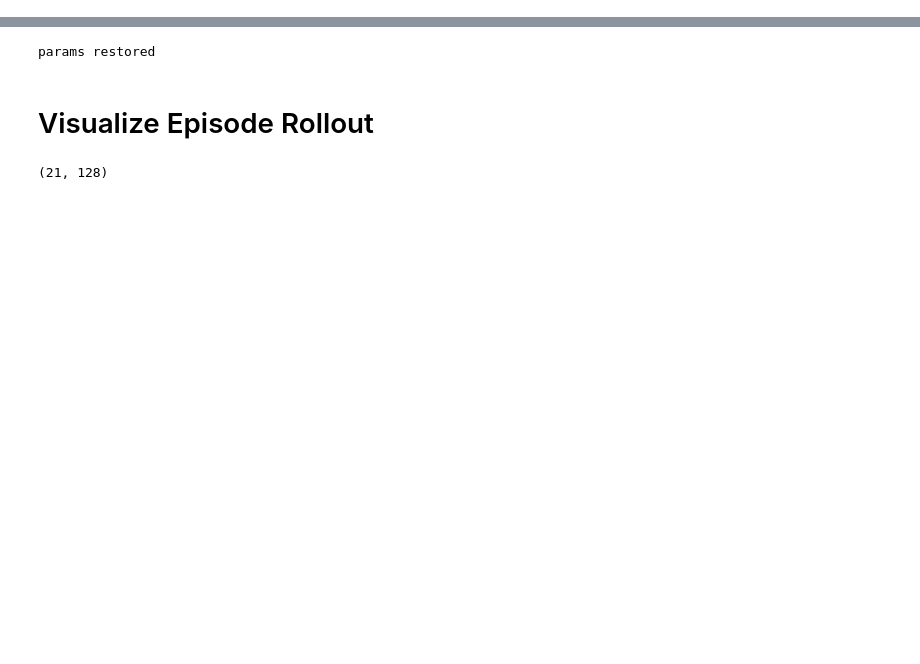
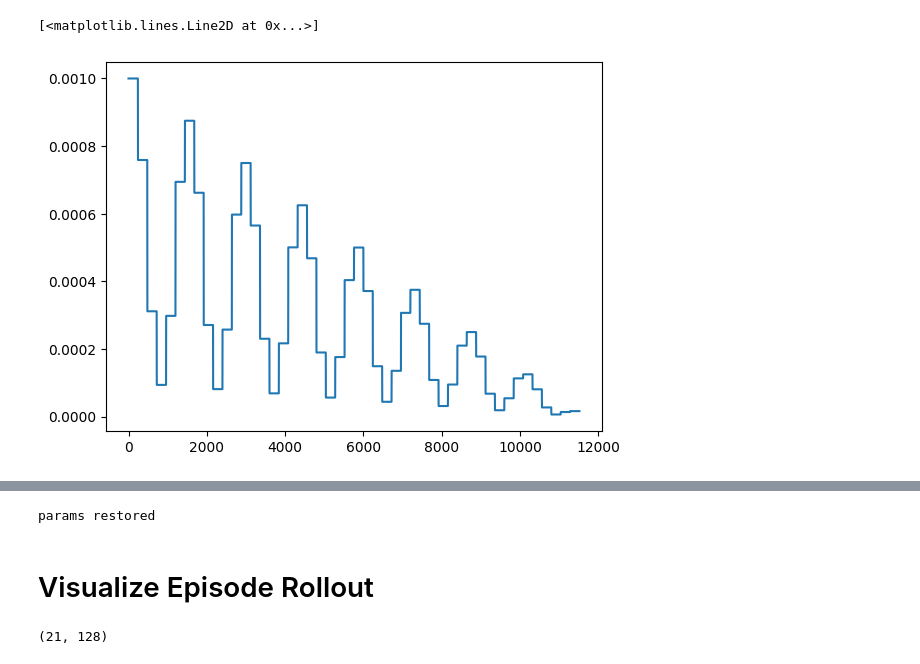
Before and after one commit to KangOxford/AlphaTrade, a Jupyter notebook: Visualization.ipynb, the cells around one changed output, grey strips where cells are left out. Drawn from its saved outputs; the diff is of its cells as text; code cells hidden in the pictures; blank space fills up the shorter version.

```diff
--- a/Visualization.ipynb
+++ b/Visualization.ipynb
@@ -35,3 +147,10 @@ gpu
+# %%
+plt.plot(
+    lin_cos_lr(jnp.arange(max_steps))
+)
+# %% [output]
+[<matplotlib.lines.Line2D at 0x...>]
+[figure, added]
 # %%
 config = {
     # "LR": 1e-4, # 5e-4, #5e-5, #1e-4,#2.5e-5,
```
Also changed, not shown: parts of 28 cells of this notebook.
